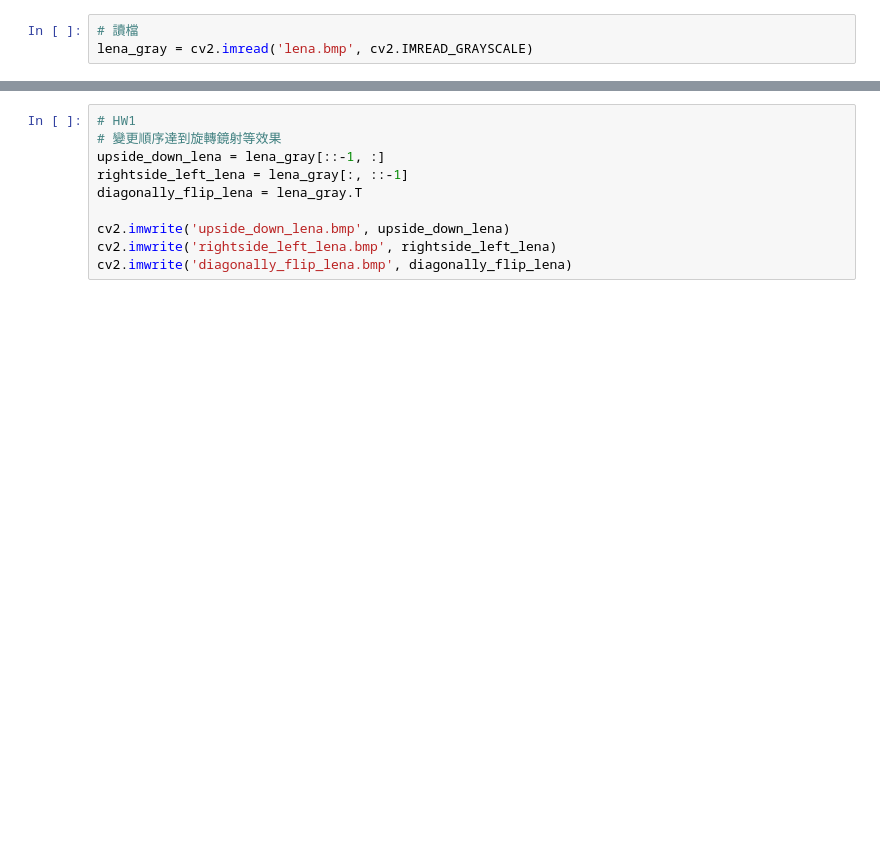
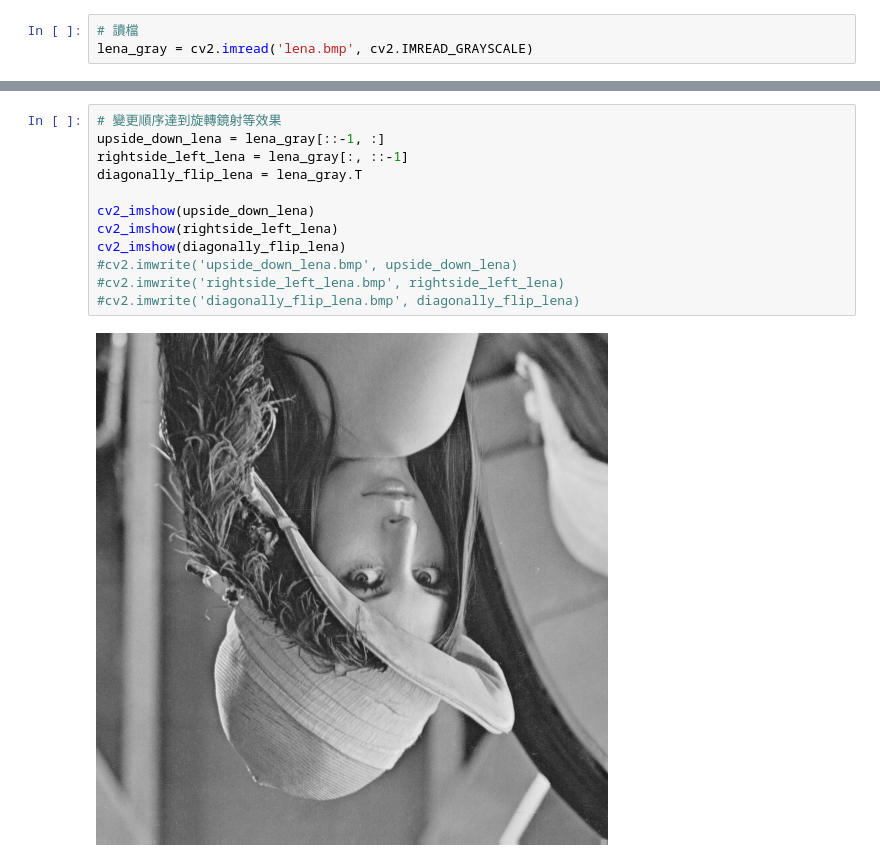
Before and after one commit to w95wayne10/computer_vision, a Jupyter notebook: summary.ipynb, the cells around one changed output, grey strips where cells are left out. Saved outputs shown, nothing was run; the diff lists cells and outputs as text; blank space fills up the shorter version.

```diff
--- a/summary.ipynb
+++ b/summary.ipynb
@@ -41,10 +41,14 @@ lena_gray = cv2.imread('lena.bmp', cv2.IMREAD_GRAYSCALE)
 # %%
-# HW1
 # 變更順序達到旋轉鏡射等效果
 upside_down_lena = lena_gray[::-1, :]
 rightside_left_lena = lena_gray[:, ::-1]
 diagonally_flip_lena = lena_gray.T
 
-cv2.imwrite('upside_down_lena.bmp', upside_down_lena)
-cv2.imwrite('rightside_left_lena.bmp', rightside_left_lena)
-cv2.imwrite('diagonally_flip_lena.bmp', diagonally_flip_lena)
+cv2_imshow(upside_down_lena)
+cv2_imshow(rightside_left_lena)
+cv2_imshow(diagonally_flip_lena)
+#cv2.imwrite('upside_down_lena.bmp', upside_down_lena)
+#cv2.imwrite('rightside_left_lena.bmp', rightside_left_lena)
+#cv2.imwrite('diagonally_flip_lena.bmp', diagonally_flip_lena)
+# %% [output]
+[figure, added]
```
Also changed, not shown: parts of 16 cells of this notebook.
